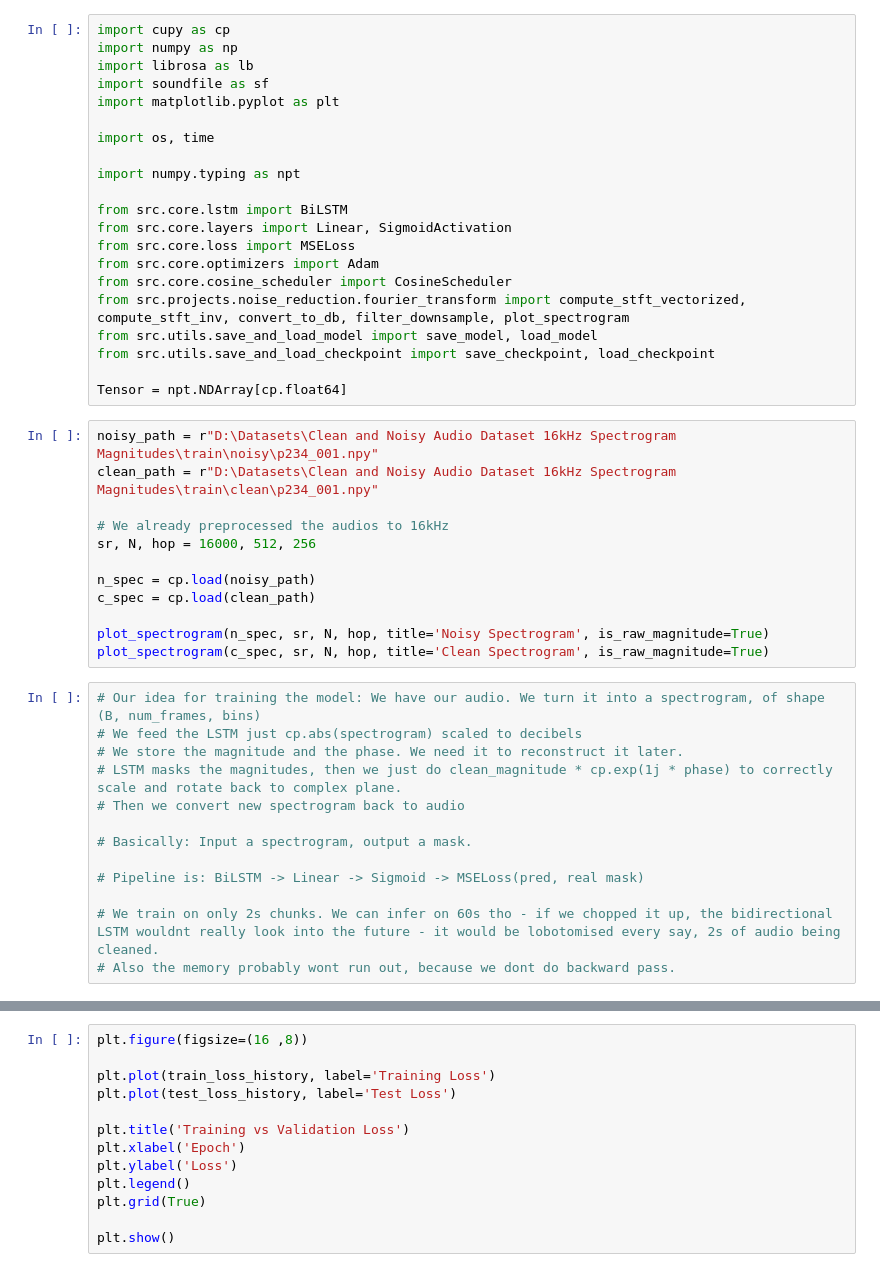
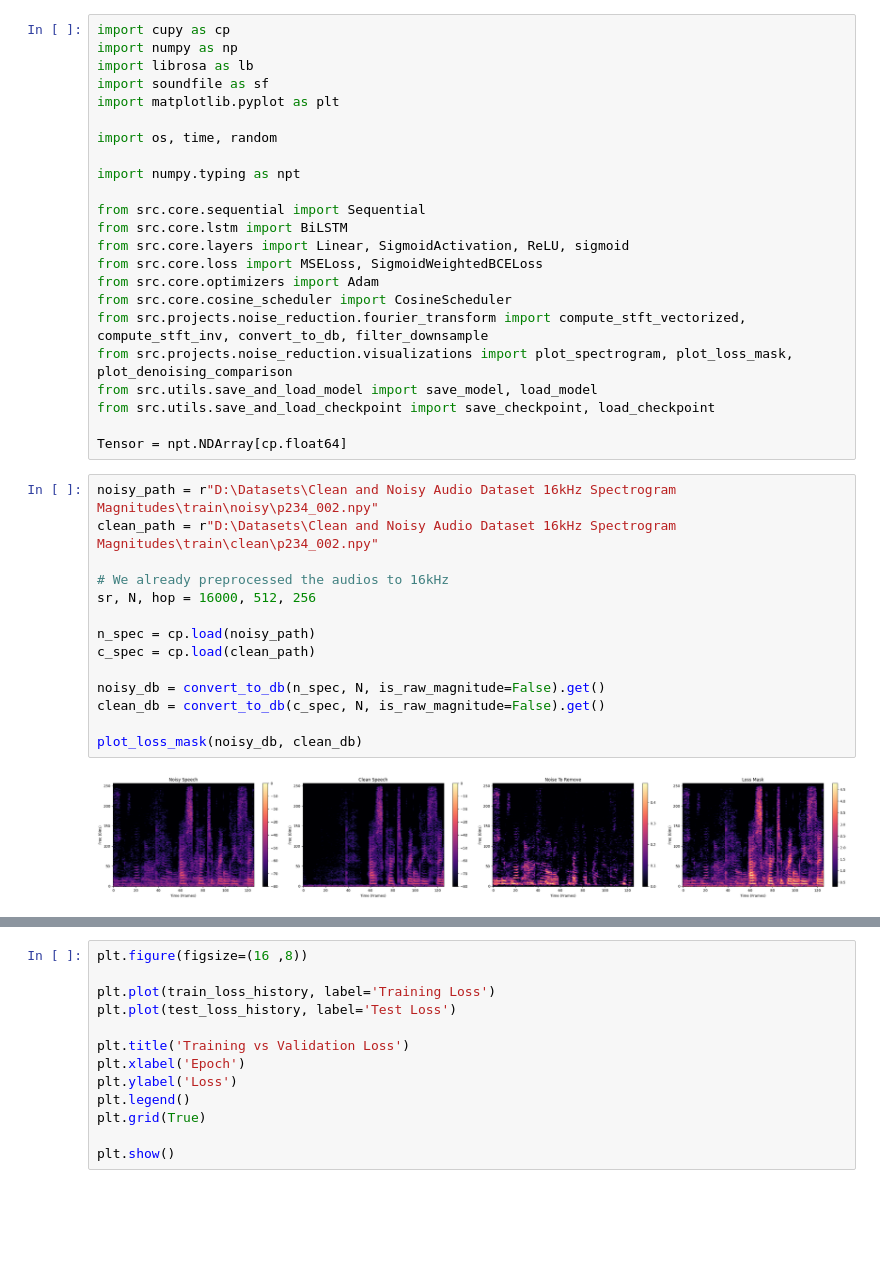
Before and after one commit to horecdev/LSTM-from-scratch, a Jupyter notebook: noise_reduction.ipynb, the cells around one changed output, grey strips where cells are left out. Drawn from its saved outputs; the diff is of its cells as text; blank space fills up the shorter version.

Commit message:
Wrote weighted BCELoss, Loss Mask logic, Sequential class, fixed few bugs, added visualizations.py file for cleanup

```diff
--- a/noise_reduction.ipynb
+++ b/noise_reduction.ipynb
@@ -5,42 +5,35 @@ import librosa as lb
 import soundfile as sf
 import matplotlib.pyplot as plt
 
-import os, time
+import os, time, random
 
 import numpy.typing as npt
 
+from src.core.sequential import Sequential
 from src.core.lstm import BiLSTM
-from src.core.layers import Linear, SigmoidActivation
-from src.core.loss import MSELoss
+from src.core.layers import Linear, SigmoidActivation, ReLU, sigmoid
+from src.core.loss import MSELoss, SigmoidWeightedBCELoss
 from src.core.optimizers import Adam
 from src.core.cosine_scheduler import CosineScheduler
-from src.projects.noise_reduction.fourier_transform import compute_stft_vectorized, compute_stft_inv, convert_to_db, filter_downsample, plot_spectrogram
+from src.projects.noise_reduction.fourier_transform import compute_stft_vectorized, compute_stft_inv, convert_to_db, filter_downsample
+from src.projects.noise_reduction.visualizations import plot_spectrogram, plot_loss_mask, plot_denoising_comparison
 from src.utils.save_and_load_model import save_model, load_model
 from src.utils.save_and_load_checkpoint import save_checkpoint, load_checkpoint
 
 Tensor = npt.NDArray[cp.float64]
 # %%
-noisy_path = r"D:\Datasets\Clean and Noisy Audio Dataset 16kHz Spectrogram Magnitudes\train\noisy\p234_001.npy"
-clean_path = r"D:\Datasets\Clean and Noisy Audio Dataset 16kHz Spectrogram Magnitudes\train\clean\p234_001.npy"
+noisy_path = r"D:\Datasets\Clean and Noisy Audio Dataset 16kHz Spectrogram Magnitudes\train\noisy\p234_002.npy"
+clean_path = r"D:\Datasets\Clean and Noisy Audio Dataset 16kHz Spectrogram Magnitudes\train\clean\p234_002.npy"
 
 # We already preprocessed the audios to 16kHz
 sr, N, hop = 16000, 512, 256
 
 n_spec = cp.load(noisy_path)
 c_spec = cp.load(clean_path)
 
-plot_spectrogram(n_spec, sr, N, hop, title='Noisy Spectrogram', is_raw_magnitude=True)
-plot_spectrogram(c_spec, sr, N, hop, title='Clean Spectrogram', is_raw_magnitude=True)
+noisy_db = convert_to_db(n_spec, N, is_raw_magnitude=False).get()
+clean_db = convert_to_db(c_spec, N, is_raw_magnitude=False).get()
+
+plot_loss_mask(noisy_db, clean_db)
+# %% [output]
+[figure, added]
-# %%
-# Our idea for training the model: We have our audio. We turn it into a spectrogram, of shape (B, num_frames, bins)
-# We feed the LSTM just cp.abs(spectrogram) scaled to decibels
-# We store the magnitude and the phase. We need it to reconstruct it later.
-# LSTM masks the magnitudes, then we just do clean_magnitude * cp.exp(1j * phase) to correctly scale and rotate back to complex plane.
-# Then we convert new spectrogram back to audio
-
-# Basically: Input a spectrogram, output a mask.
-
-# Pipeline is: BiLSTM -> Linear -> Sigmoid -> MSELoss(pred, real mask)
-
-# We train on only 2s chunks. We can infer on 60s tho - if we chopped it up, the bidirectional LSTM wouldnt really look into the future - it would be lobotomised every say, 2s of audio being cleaned.
-# Also the memory probably wont run out, because we dont do backward pass.
```
Also changed, not shown: parts of 7 cells of this notebook, 11 other files.
